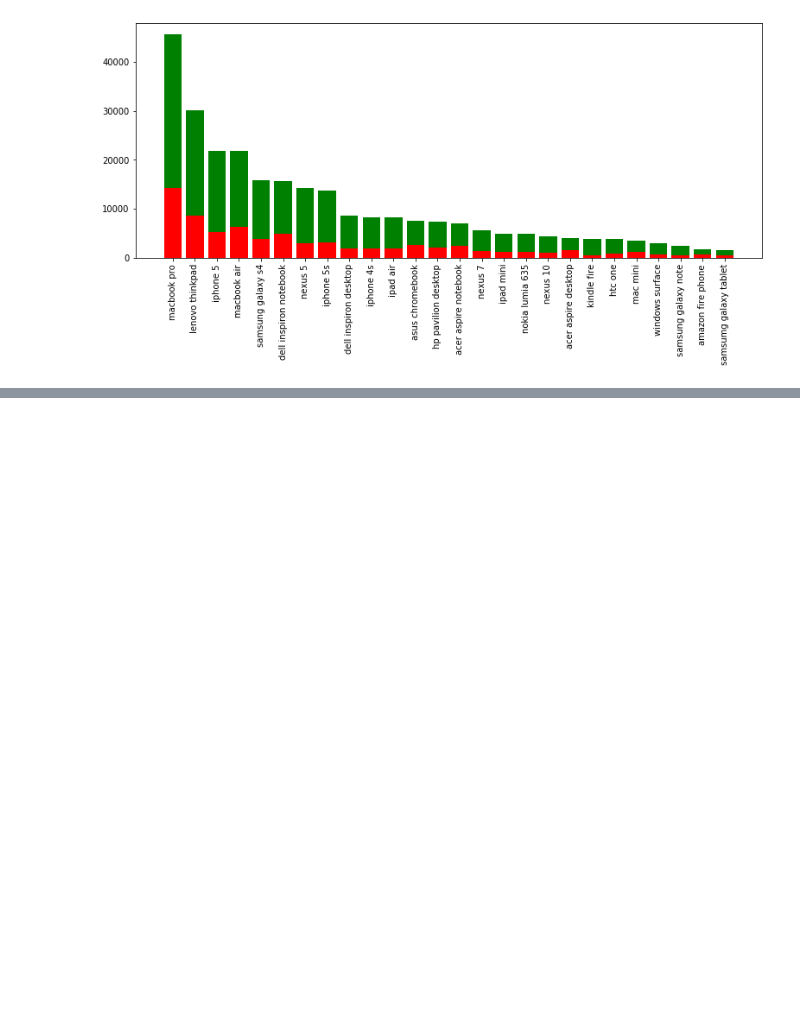
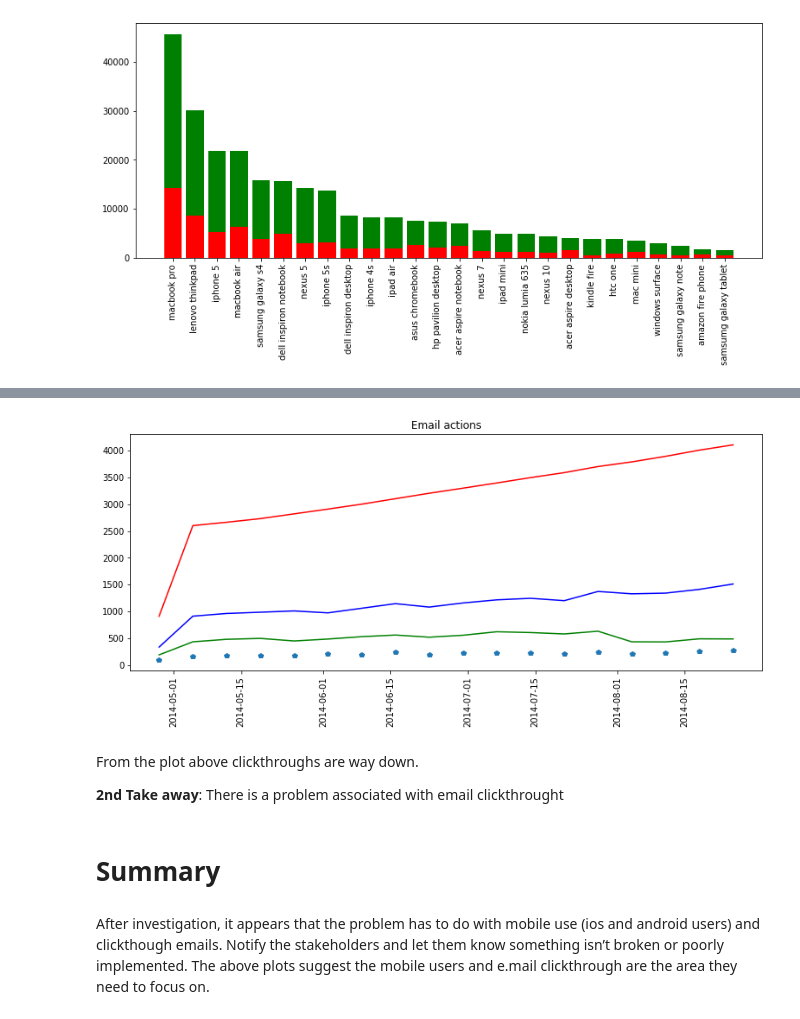
Before and after one commit to mojganmm/Insight_Datachallanges_2019, a Jupyter notebook: Yammer.ipynb, the cells around one changed output, grey strips where cells are left out. Drawn from its saved outputs; the diff is of its cells as text; code cells hidden in the pictures; blank space fills up the shorter version.

```diff
--- a/Yammer.ipynb
+++ b/Yammer.ipynb
@@ -202,0 +271,44 @@ plt.show()
+# %%
+emails['action'].value_counts().to_dict()
+emails['occurred_at_p']=pd.to_datetime(emails['occurred_at'])
+emails['occurred_at_p'] = emails['occurred_at_p'].dt.to_period(freq = 'W')
+emails['start_period'] = emails.occurred_at_p.dt.start_time
+emails['end_period'] = emails.occurred_at_p.dt.end_time
+
+emails=emails.drop(['user_type','occurred_at_p'],axis=1)
+# %%
+email_sent_weekly=emails.loc[emails['action'].isin(['sent_weekly_digest'])]
+email_open=emails.loc[emails['action'].isin(['email_open'])]
+email_ct=emails.loc[emails['action'].isin(['email_clickthrough'])]
+email_sent_reengagement=emails.loc[emails['action'].isin(['sent_reengagement_email'])]
+
+email_sent_weekly_u = email_sent_weekly.groupby('start_period')['user_id'].nunique().to_frame().reset_index()
+email_open_u = email_open.groupby('start_period')['user_id'].nunique().to_frame().reset_index()
+email_ct_u = email_ct.groupby('start_period')['user_id'].nunique().to_frame().reset_index()
+email_sent_reengagement_u = email_sent_reengagement.groupby('start_period')['user_id'].nunique().to_frame().reset_index()
+# %%
+# Plotting
+fig = plt.subplots(1,1, figsize = (13, 5))
+plt.plot(email_sent_weekly_u['start_period'], email_sent_weekly_u['user_id'], 'r') # plotting t, a separately
+plt.plot(email_open_u['start_period'], email_open_u['user_id'], 'b') # plotting t, b separately
+plt.plot(email_ct_u['start_period'], email_ct_u['user_id'], 'g') # plotting t, c separately
+plt.plot(email_sent_reengagement_u['start_period'], email_sent_reengagement_u['user_id'], 'p') # plotting t, c separately
+
+
+ax.set(xticks=engaged_users_pc.start_period.values);
+ax.xaxis.set_major_formatter(dates.DateFormatter("%d-%b-%Y"));
+plt.xticks(rotation=90);
+plt.xlabel("");
+plt.ylabel("");
+plt.title("Email actions");
+# %% [output]
+[figure, added]
+# %% [markdown]
+From the plot above clickthroughs are way down.
+
+__2nd Take away__: There is a problem associated with email clickthrought
+# %% [markdown]
+# Summary
+# %% [markdown]
+After investigation, it appears that the problem has to do with mobile use (ios and android users) and clickthough emails.
+Notify the stakeholders and let them know something isn’t broken or poorly implemented. The above plots suggest the mobile users and e.mail clickthrough are the area they need to focus on.
```
Also changed, not shown: parts of 9 cells of this notebook.
